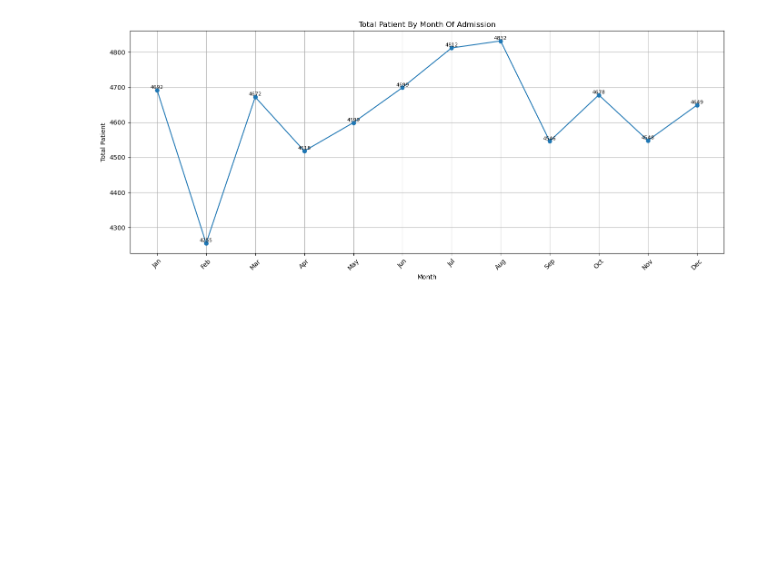
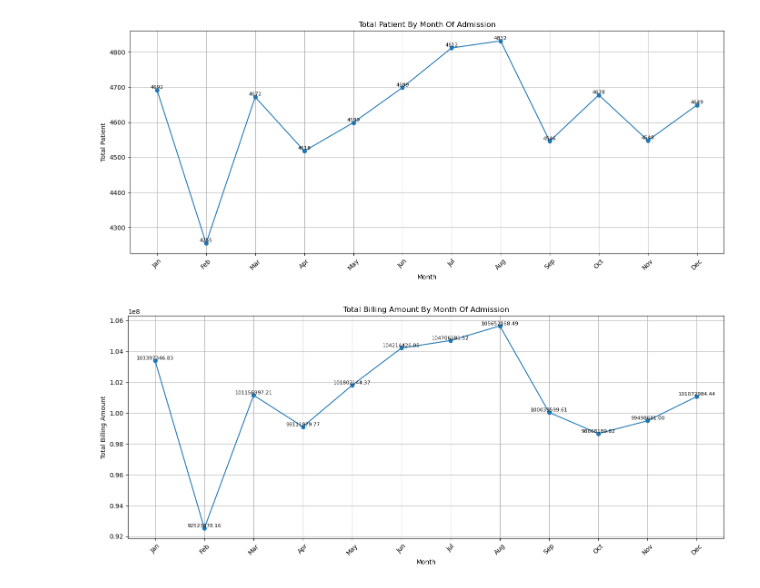
Before and after one commit to FlazeFy2/DS-Healthcare_Dataset, a Jupyter notebook: exploratory data analysis-line.ipynb, the cells around one changed output. Saved outputs shown, nothing was run; the diff lists cells and outputs as text; code cells hidden in the pictures; blank space fills up the shorter version.

Commit message:
[DS] Exploratory Data Analysis (EDA) - Line Chart Total Billing Amount By Month Of Admission

```diff
--- a/exploratory data analysis-line.ipynb
+++ b/exploratory data analysis-line.ipynb
@@ -32,3 +32,36 @@ plt.tight_layout()
 plt.show()
 # %% [output]
 [figure]
+# %%
+import pandas as pd
+import numpy as np
+import matplotlib.pyplot as plt
+
+# Declaration
+# Exploratory Data Analysis (EDA) - Line Chart Total Billing Amount By Month Of Admission
+data = pd.read_csv("modified_healthcare_dataset.csv")
+
+# Get Month
+data['Date of Admission'] = pd.to_datetime(data['Date of Admission'], errors='coerce')
+data['Month'] = data['Date of Admission'].dt.month
+month_names = ['Jan', 'Feb', 'Mar', 'Apr', 'May', 'Jun','Jul', 'Aug', 'Sep', 'Oct', 'Nov', 'Dec']
+data['MonthName'] = data['Month'].apply(lambda x: month_names[x - 1])
+
+# Group by Month and sum Billing Amount
+data['Billing Amount'] = pd.to_numeric(data['Billing Amount'], errors='coerce')
+monthly_billing = data.groupby('MonthName')['Billing Amount'].sum().reindex(month_names, fill_value=0)
+
+# Plot line chart
+plt.figure(figsize=(14, 6))
+plt.plot(monthly_billing.index, monthly_billing.values, marker='o')
+plt.title('Total Billing Amount By Month Of Admission')
+plt.xlabel('Month')
+plt.ylabel('Total Billing Amount')
+plt.xticks(rotation=45)
+plt.grid(True)
+for x, y in zip(monthly_billing.index, monthly_billing.values):
+    plt.text(x, y + 1, f"{y:.2f}", ha='center', va='bottom', fontsize=8)
+plt.tight_layout()
+plt.show()
+# %% [output]
+[figure, added]
```
